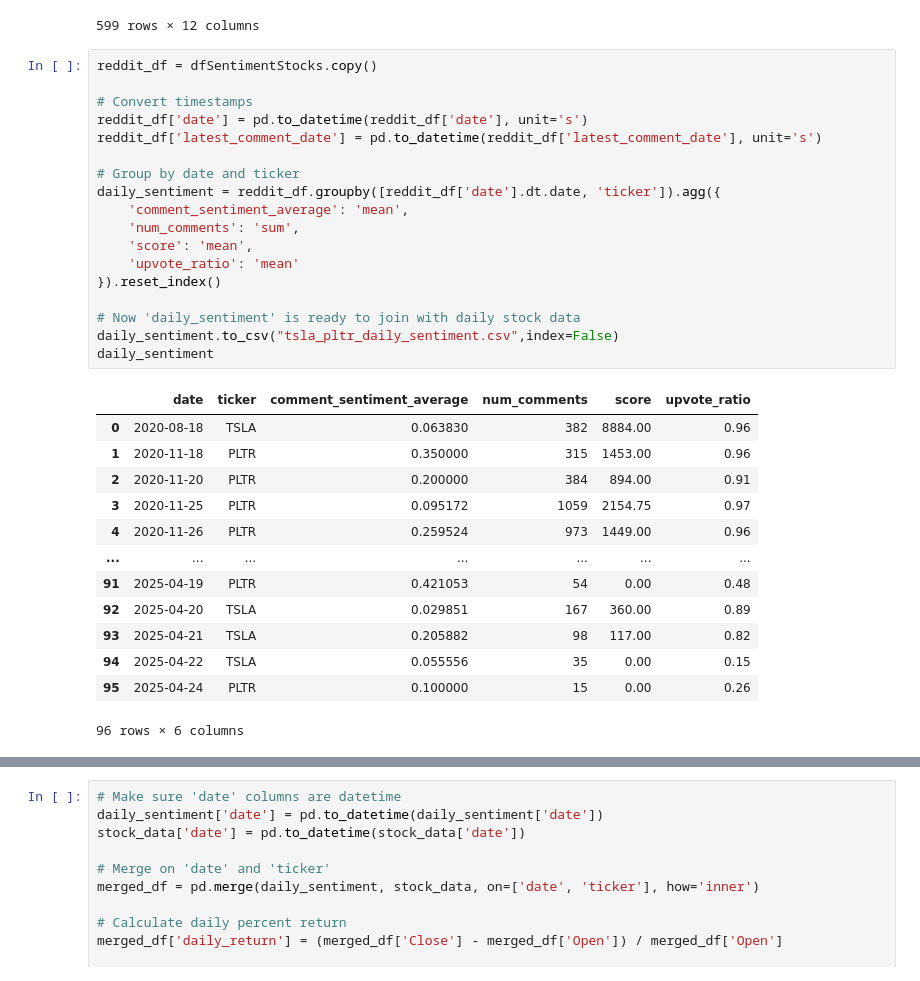
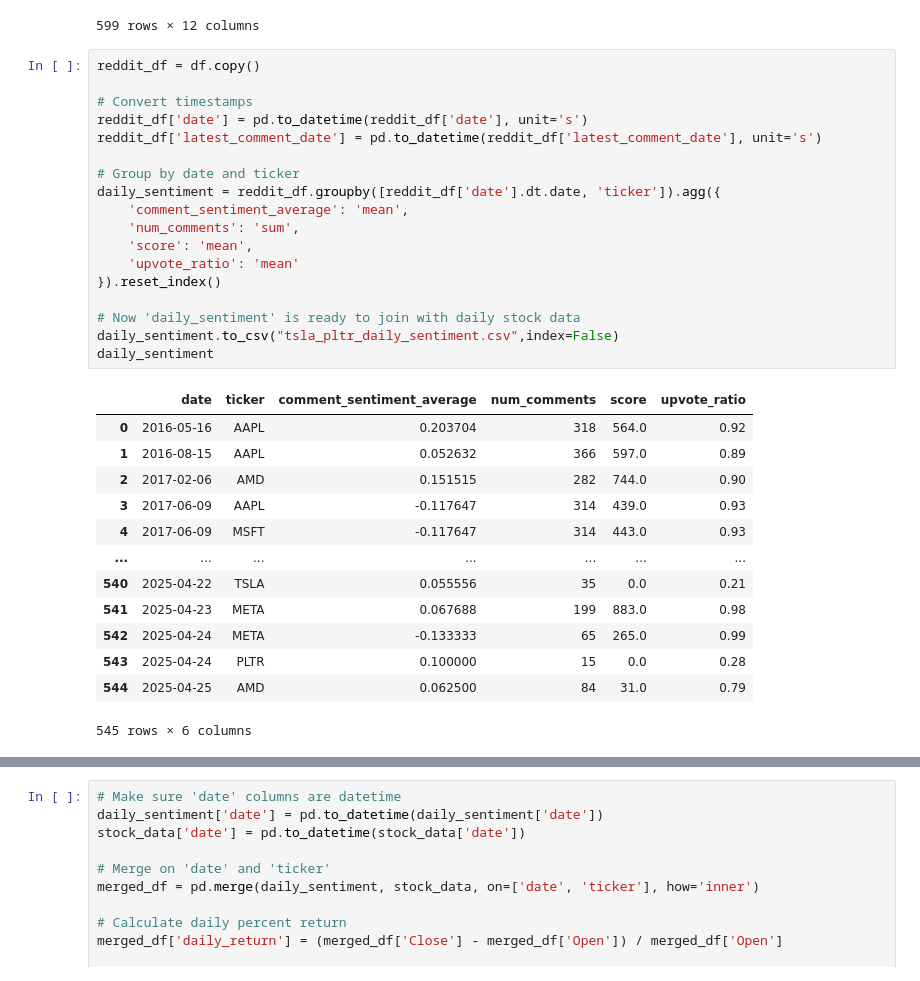
Before and after one commit to JacksonGiemza/reddit-sentiment-analysis, a Jupyter notebook: reddit/reddit.ipynb, the cells around one changed output, grey strips where cells are left out. Saved outputs shown, nothing was run; the diff lists cells and outputs as text.

```diff
--- a/reddit/scrape.ipynb
+++ b/reddit/reddit.ipynb
@@ -178,37 +178,37 @@ df
 | 598 | MSFT | 415 | 0.157895 | 1.745719e+09 | 982 | 0.90 | 1.729988e+09 | ... |
 599 rows × 12 columns
 # %%
-reddit_df = dfSentimentStocks.copy()
+reddit_df = df.copy()
 
 # Convert timestamps
 reddit_df['date'] = pd.to_datetime(reddit_df['date'], unit='s')
 reddit_df['latest_comment_date'] = pd.to_datetime(reddit_df['latest_comment_date'], unit='s')
 
 # Group by date and ticker
 daily_sentiment = reddit_df.groupby([reddit_df['date'].dt.date, 'ticker']).agg({
     'comment_sentiment_average': 'mean',
     'num_comments': 'sum',
     'score': 'mean',
     'upvote_ratio': 'mean'
 }).reset_index()
 
 # Now 'daily_sentiment' is ready to join with daily stock data
 daily_sentiment.to_csv("tsla_pltr_daily_sentiment.csv",index=False)
 daily_sentiment
 # %% [output]
 |  | date | ticker | comment_sentiment_average | num_comments | score | upvote_ratio |
-| 0 | 2020-08-18 | TSLA | 0.063830 | 382 | 8884.00 | 0.96 |
-| 1 | 2020-11-18 | PLTR | 0.350000 | 315 | 1453.00 | 0.96 |
-| 2 | 2020-11-20 | PLTR | 0.200000 | 384 | 894.00 | 0.91 |
-| 3 | 2020-11-25 | PLTR | 0.095172 | 1059 | 2154.75 | 0.97 |
-| 4 | 2020-11-26 | PLTR | 0.259524 | 973 | 1449.00 | 0.96 |
+| 0 | 2016-05-16 | AAPL | 0.203704 | 318 | 564.0 | 0.92 |
+| 1 | 2016-08-15 | AAPL | 0.052632 | 366 | 597.0 | 0.89 |
+| 2 | 2017-02-06 | AMD | 0.151515 | 282 | 744.0 | 0.90 |
+| 3 | 2017-06-09 | AAPL | -0.117647 | 314 | 439.0 | 0.93 |
+| 4 | 2017-06-09 | MSFT | -0.117647 | 314 | 443.0 | 0.93 |
 | ... | ... | ... | ... | ... | ... | ... |
-| 91 | 2025-04-19 | PLTR | 0.421053 | 54 | 0.00 | 0.48 |
-| 92 | 2025-04-20 | TSLA | 0.029851 | 167 | 360.00 | 0.89 |
-| 93 | 2025-04-21 | TSLA | 0.205882 | 98 | 117.00 | 0.82 |
-| 94 | 2025-04-22 | TSLA | 0.055556 | 35 | 0.00 | 0.15 |
-| 95 | 2025-04-24 | PLTR | 0.100000 | 15 | 0.00 | 0.26 |
+| 540 | 2025-04-22 | TSLA | 0.055556 | 35 | 0.0 | 0.21 |
+| 541 | 2025-04-23 | META | 0.067688 | 199 | 883.0 | 0.98 |
+| 542 | 2025-04-24 | META | -0.133333 | 65 | 265.0 | 0.99 |
+| 543 | 2025-04-24 | PLTR | 0.100000 | 15 | 0.0 | 0.28 |
+| 544 | 2025-04-25 | AMD | 0.062500 | 84 | 31.0 | 0.79 |
-96 rows × 6 columns
+545 rows × 6 columns
 # %%
 import yfinance as yf
 
```
Also changed, not shown: parts of 6 cells of this notebook, 20 other files.
